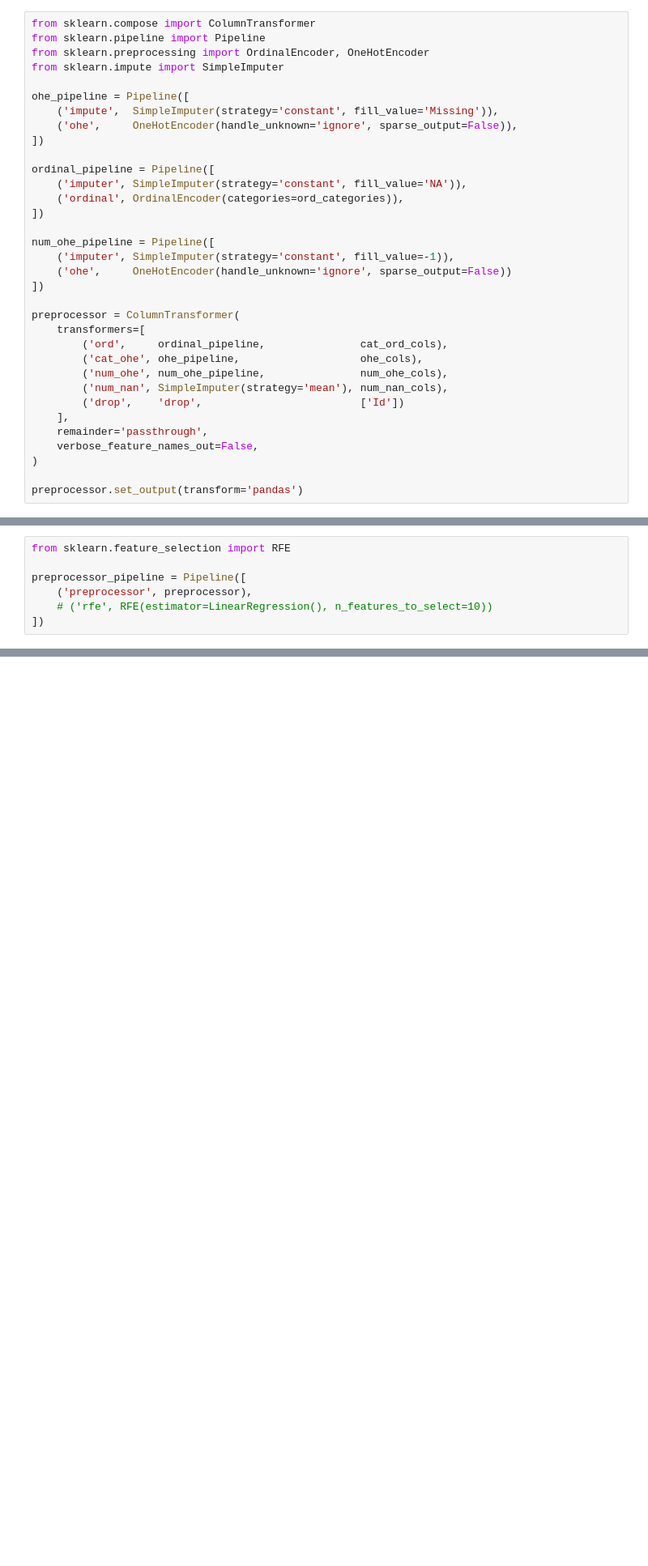
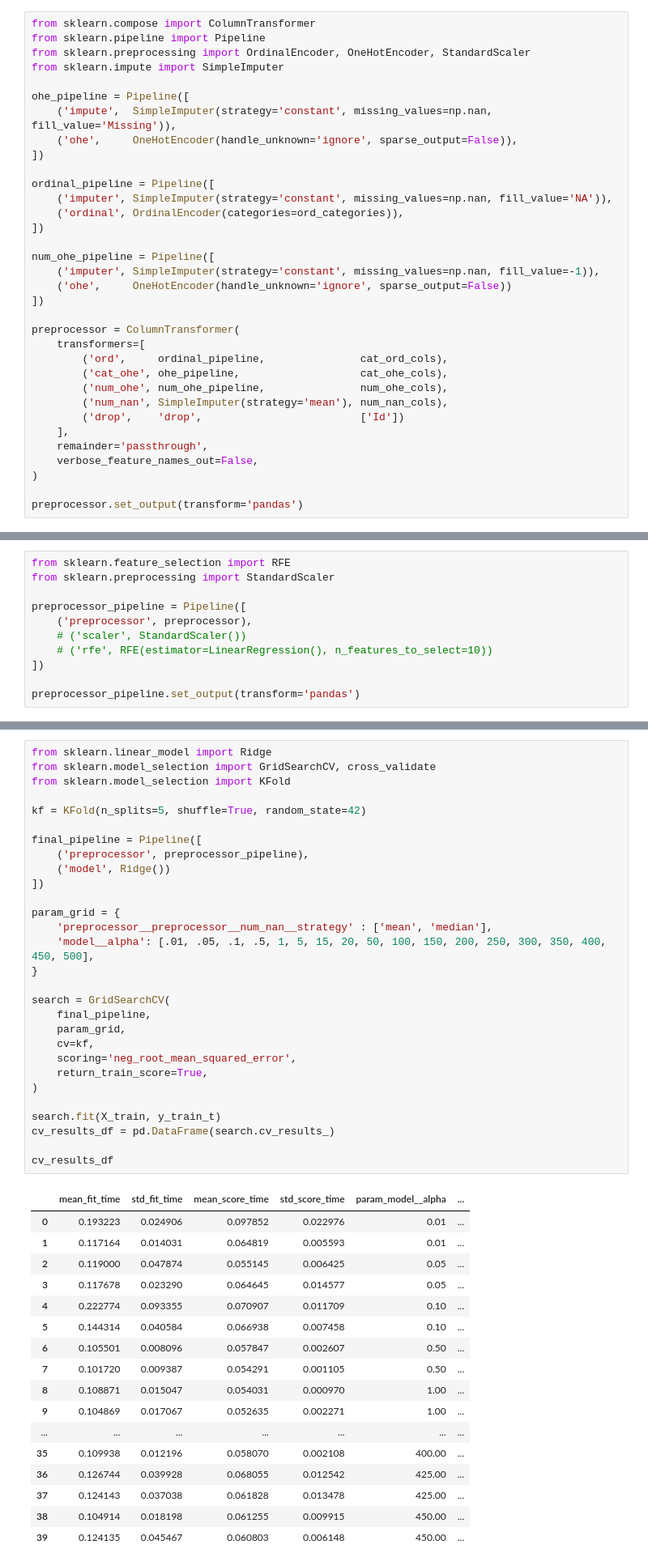
Before and after one commit to SandroBolkvadze/House-Prices-Kaggle-Competition, a Jupyter notebook: preprocessing.ipynb, the cells around one changed output, grey strips where cells are left out. Shown at 81% size. Drawn from its saved outputs; the diff is of its cells as text; blank space fills up the shorter version.

Commit message:
preprocessing

```diff
--- a/preprocessing.ipynb
+++ b/preprocessing.ipynb
@@ -146,28 +156,28 @@ num_nan_cols = [
 # %%
 from sklearn.compose import ColumnTransformer
 from sklearn.pipeline import Pipeline
-from sklearn.preprocessing import OrdinalEncoder, OneHotEncoder
+from sklearn.preprocessing import OrdinalEncoder, OneHotEncoder, StandardScaler
 from sklearn.impute import SimpleImputer
 
 ohe_pipeline = Pipeline([
-    ('impute',  SimpleImputer(strategy='constant', fill_value='Missing')),
+    ('impute',  SimpleImputer(strategy='constant', missing_values=np.nan, fill_value='Missing')),
     ('ohe',     OneHotEncoder(handle_unknown='ignore', sparse_output=False)),
 ])
 
 ordinal_pipeline = Pipeline([
-    ('imputer', SimpleImputer(strategy='constant', fill_value='NA')),
+    ('imputer', SimpleImputer(strategy='constant', missing_values=np.nan, fill_value='NA')),
     ('ordinal', OrdinalEncoder(categories=ord_categories)),
 ])
 
 num_ohe_pipeline = Pipeline([
-    ('imputer', SimpleImputer(strategy='constant', fill_value=-1)),
+    ('imputer', SimpleImputer(strategy='constant', missing_values=np.nan, fill_value=-1)),
     ('ohe',     OneHotEncoder(handle_unknown='ignore', sparse_output=False))
 ])
 
 preprocessor = ColumnTransformer(
     transformers=[
         ('ord',     ordinal_pipeline,               cat_ord_cols),
-        ('cat_ohe', ohe_pipeline,                   ohe_cols),
+        ('cat_ohe', ohe_pipeline,                   cat_ohe_cols),
         ('num_ohe', num_ohe_pipeline,               num_ohe_cols),
         ('num_nan', SimpleImputer(strategy='mean'), num_nan_cols),
         ('drop',    'drop',                         ['Id'])
@@ -211,7 +221,11 @@ class CorrelationFilter(BaseEstimator, TransformerMixin):
 # %%
 from sklearn.feature_selection import RFE
+from sklearn.preprocessing import StandardScaler
 
 preprocessor_pipeline = Pipeline([
     ('preprocessor', preprocessor),
+    # ('scaler', StandardScaler())
     # ('rfe', RFE(estimator=LinearRegression(), n_features_to_select=10))
 ])
+
+preprocessor_pipeline.set_output(transform='pandas')
@@ -296,0 +268,47 @@ cv_results_df
+# %%
+from sklearn.linear_model import Ridge
+from sklearn.model_selection import GridSearchCV, cross_validate
+from sklearn.model_selection import KFold
+
+kf = KFold(n_splits=5, shuffle=True, random_state=42)
+
+final_pipeline = Pipeline([
+    ('preprocessor', preprocessor_pipeline),
+    ('model', Ridge())
+])
+
+param_grid = {
+    'preprocessor__preprocessor__num_nan__strategy' : ['mean', 'median'],
+    'model__alpha': [.01, .05, .1, .5, 1, 5, 15, 20, 50, 100, 150, 200, 250, 300, 350, 400, 450, 500],
+}
+
+search = GridSearchCV(
+    final_pipeline,
+    param_grid,
+    cv=kf,
+    scoring='neg_root_mean_squared_error',
+    return_train_score=True,
+)
+
+search.fit(X_train, y_train_t)
+cv_results_df = pd.DataFrame(search.cv_results_)
+
+cv_results_df
+# %% [output]
+|  | mean_fit_time | std_fit_time | mean_score_time | std_score_time | param_model__alpha | ... |
+| 0 | 0.193223 | 0.024906 | 0.097852 | 0.022976 | 0.01 | ... |
+| 1 | 0.117164 | 0.014031 | 0.064819 | 0.005593 | 0.01 | ... |
+| 2 | 0.119000 | 0.047874 | 0.055145 | 0.006425 | 0.05 | ... |
+| 3 | 0.117678 | 0.023290 | 0.064645 | 0.014577 | 0.05 | ... |
+| 4 | 0.222774 | 0.093355 | 0.070907 | 0.011709 | 0.10 | ... |
+| 5 | 0.144314 | 0.040584 | 0.066938 | 0.007458 | 0.10 | ... |
+| 6 | 0.105501 | 0.008096 | 0.057847 | 0.002607 | 0.50 | ... |
+| 7 | 0.101720 | 0.009387 | 0.054291 | 0.001105 | 0.50 | ... |
+| 8 | 0.108871 | 0.015047 | 0.054031 | 0.000970 | 1.00 | ... |
+| 9 | 0.104869 | 0.017067 | 0.052635 | 0.002271 | 1.00 | ... |
+| ... | ... | ... | ... | ... | ... | ... |
+| 35 | 0.109938 | 0.012196 | 0.058070 | 0.002108 | 400.00 | ... |
+| 36 | 0.126744 | 0.039928 | 0.068055 | 0.012542 | 425.00 | ... |
+| 37 | 0.124143 | 0.037038 | 0.061828 | 0.013478 | 425.00 | ... |
+| 38 | 0.104914 | 0.018198 | 0.061255 | 0.009915 | 450.00 | ... |
+| 39 | 0.124135 | 0.045467 | 0.060803 | 0.006148 | 450.00 | ... |
```
Also changed, not shown: parts of 10 cells of this notebook, 2 other files.
